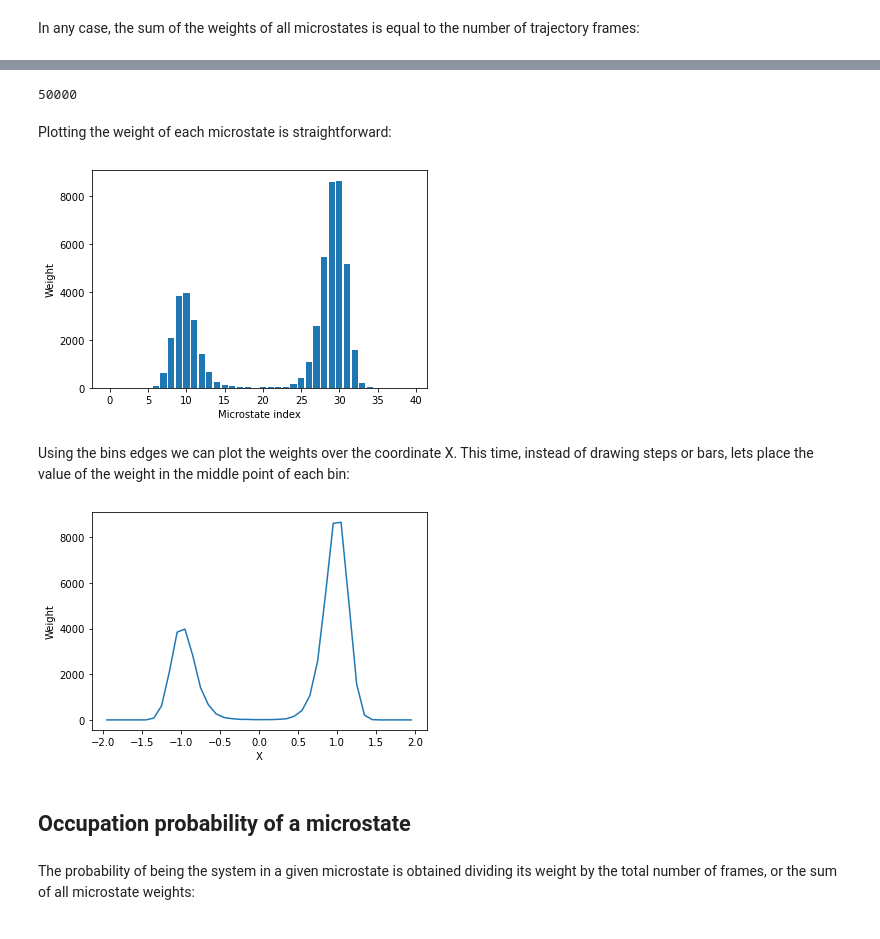
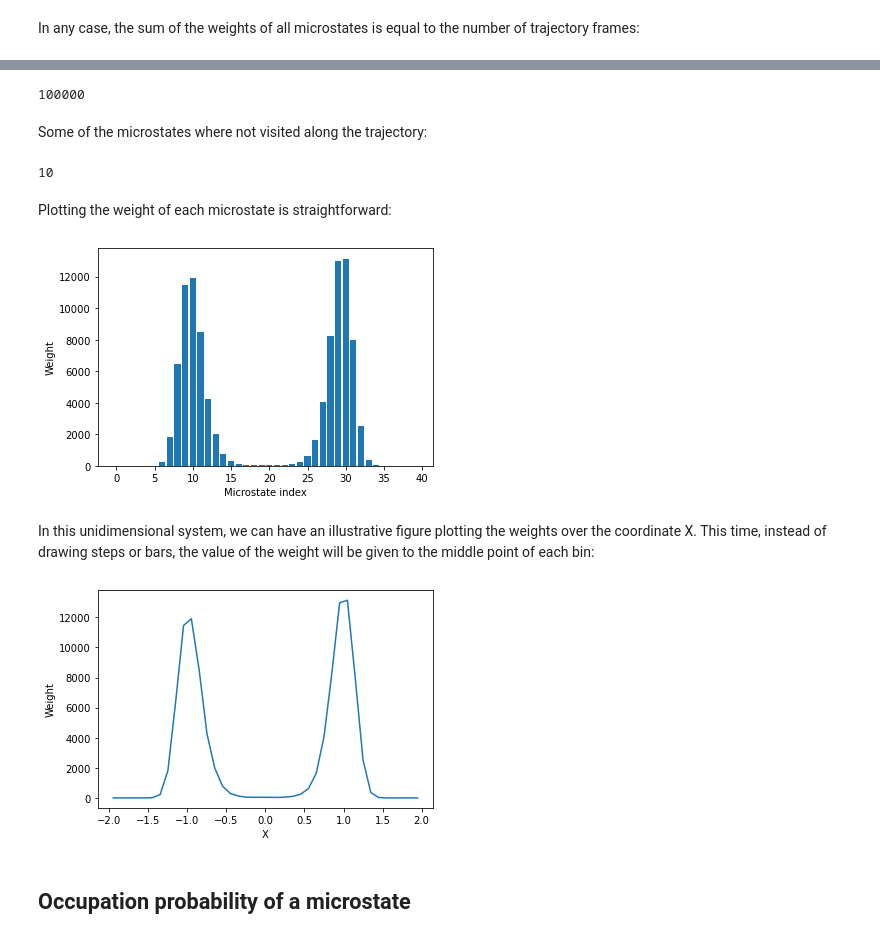
Before and after one commit to uibcdf/Adaptive_Sampling, a Jupyter notebook: Double_Well_1dim/MSM.ipynb, the cells around one changed output, grey strips where cells are left out. Cells and saved outputs as stored; diff of their text form; code cells hidden in the pictures.

```diff
--- a/Double_Well_1dim/MSM.ipynb
+++ b/Double_Well_1dim/MSM.ipynb
@@ -95,3 +180,0 @@ array([29, 32, 30, ..., 10, 12,  8])
-# %%
-bin_edges = np.linspace(lower_limit._value, upper_limit._value, n_bins+1, True)
-discrete_traj = np.digitize(position[:,0,0]._value, bin_edges, )-1
@@ -106,7 +266,7 @@ We already have the trajectory discretized. Each microstate was then labeled wit
 
 Lets call "weight of a microstate" as the number of times the trajectory visited a certain microstate. Lets collect from the trajectory these weights:
 # %%
-w=np.zeros([n_bins], dtype=int)
+w=np.zeros([N], dtype=int)
 
-for bin_index in discrete_traj:
-    w[bin_index]+=1
+for mss_index in discrete_traj:
+    w[mss_index]+=1
@@ -123,2 +272,0 @@ Notice that this could have been solved using numpy or scipy methods as:
-# %%
-w = np.bincount(discrete_traj, minlength=n_bins)
@@ -131,5 +273,3 @@ Or
-# %%
-w, _ = np.histogram(position[:,0,0], bins=bin_edges)
 # %%
 w
 # %% [output]
@@ -143,27 +283,30 @@ np.sum(w)
-# %%
-n_frames
-# %% [output]
-50000
+# %%
+T
+# %% [output]
+100000
+# %% [markdown]
+Some of the microstates where not visited along the trajectory:
+# %%
+np.sum(w==0)
+# %% [output]
+10
 # %% [markdown]
 Plotting the weight of each microstate is straightforward:
 # %%
-plt.bar(range(n_bins), w)
+plt.bar(range(N), w)
 plt.ylabel('Weight')
 plt.xlabel('Microstate index')
 plt.show()
 # %% [output]
-[figure, old version]
+[figure, new version]
 # %% [markdown]
-Using the bins edges we can plot the weights over the coordinate X. This time, instead of drawing steps or bars, lets place the value of the weight in the middle point of each bin:
+In this unidimensional system, we can have an illustrative figure plotting the weights over the coordinate X. This time, instead of drawing steps or bars, the value of the weight will be given to the middle point of each bin:
 # %%
-bins_mid_point = (bin_edges[1:]+bin_edges[:-1])/2.0
-plt.plot(bins_mid_point, w)
+plt.plot(mss_mid_point, w)
 plt.ylabel('Weight')
 plt.xlabel('X')
 plt.show()
 # %% [output]
-[figure, old version]
+[figure, new version]
 # %% [markdown]
 ## Occupation probability of a microstate
-# %% [markdown]
-The probability of being the system in a given microstate is obtained dividing its weight by the total number of frames, or the sum of all microstate weights:
```
Also changed, not shown: parts of 128 cells of this notebook, 1 other file.
